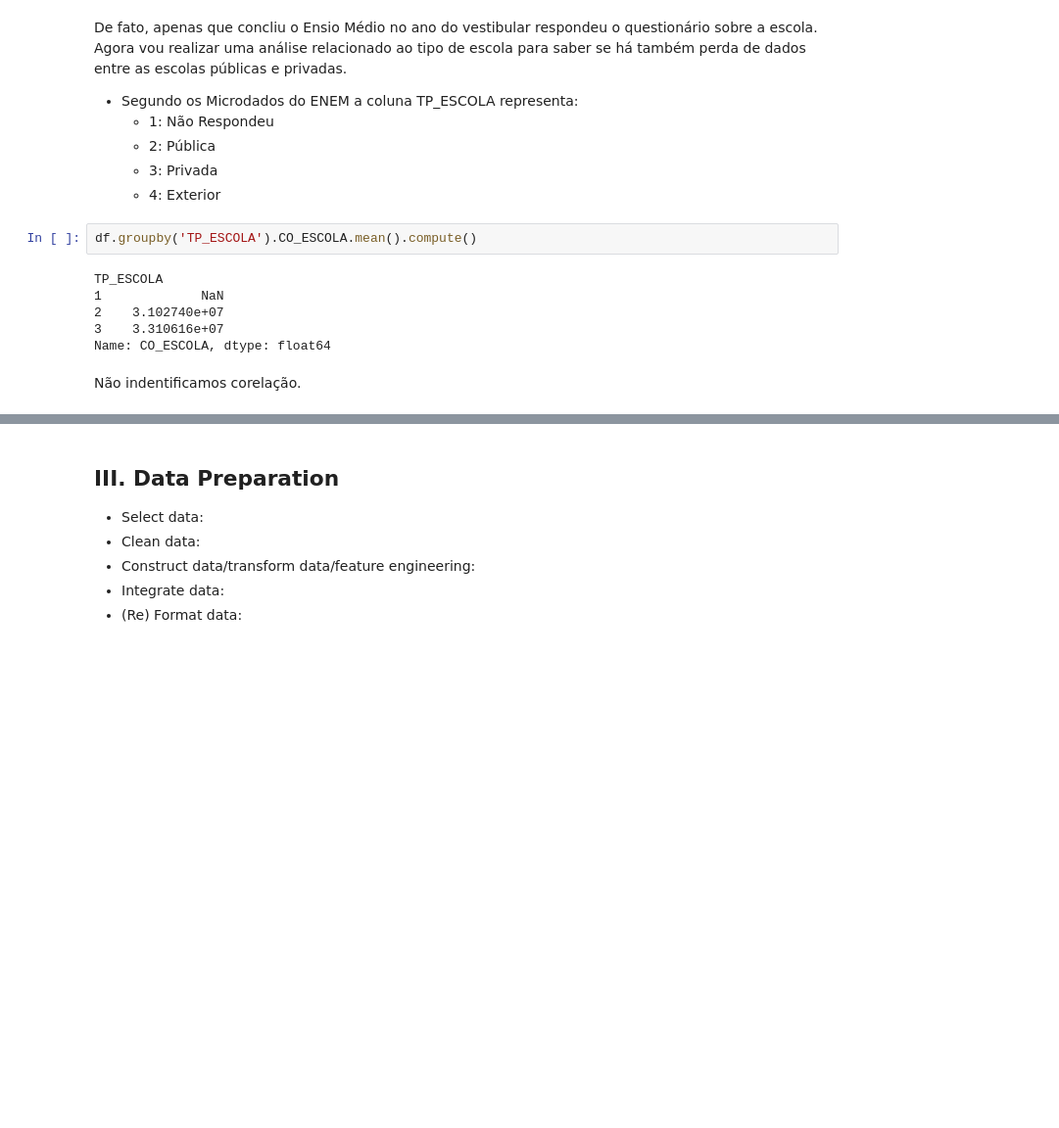
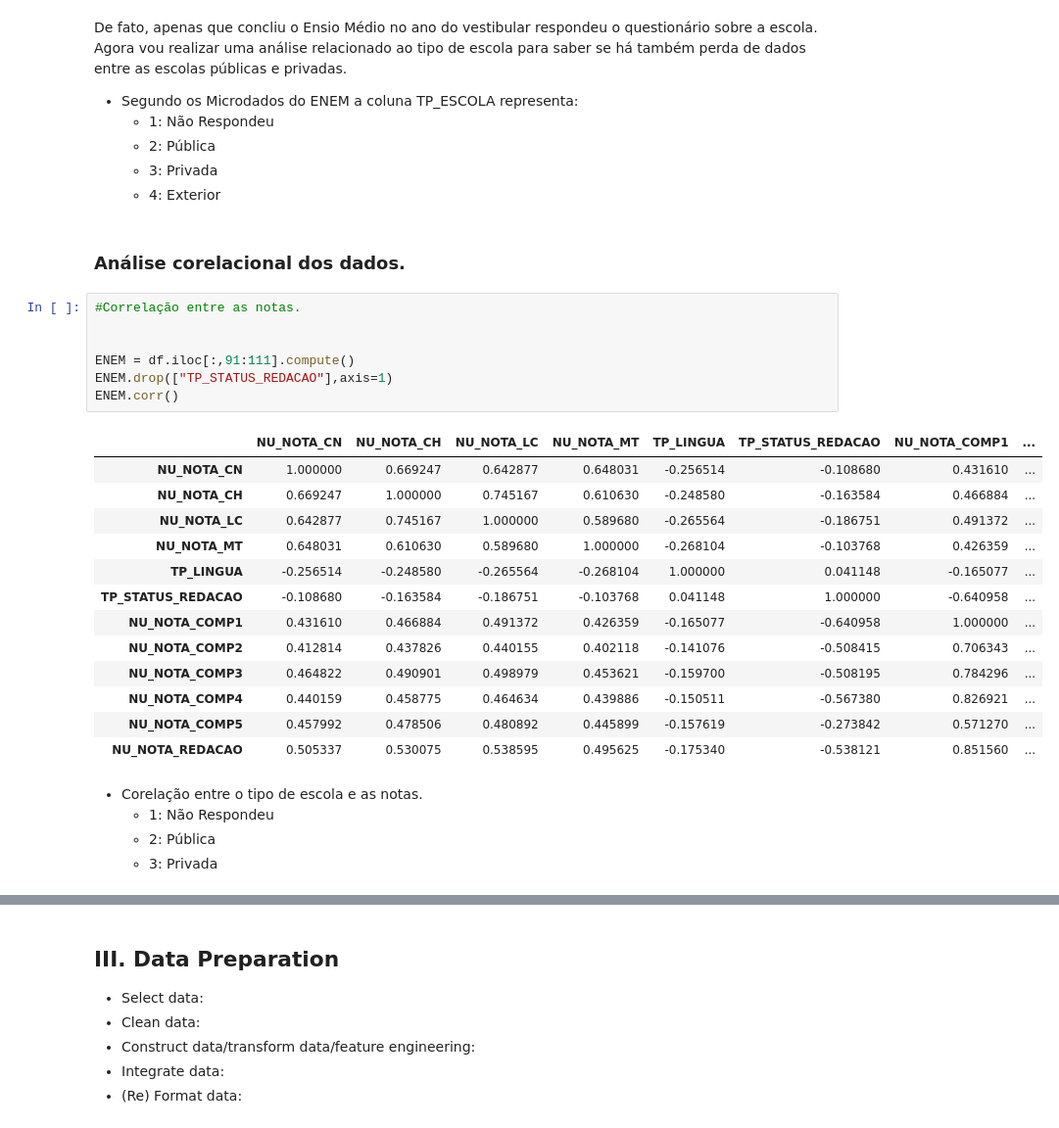
Before and after one commit to Bissiatti/Analise_dados_ENEM, a Jupyter notebook: Intro_Crisp_DM.ipynb, the cells around one changed output, grey strips where cells are left out. Shown at 98% size. Cells and saved outputs as stored; diff of their text form; blank space fills up the shorter version.

Commit message:
add pre-processin of means

```diff
--- a/Intro_Crisp_DM.ipynb
+++ b/Intro_Crisp_DM.ipynb
@@ -216,13 +201,31 @@ De fato, apenas que concliu o Ensio Médio no ano do vestibular respondeu o ques
     - 2:	Pública
     - 3:	Privada
     - 4:	Exterior
-# %%
-df.groupby('TP_ESCOLA').CO_ESCOLA.mean().compute()
-# %% [output]
-TP_ESCOLA
-1             NaN
-2    3.102740e+07
-3    3.310616e+07
-Name: CO_ESCOLA, dtype: float64
-# %% [markdown]
-Não indentificamos corelação.
+# %% [markdown]
+### Análise corelacional dos dados.
+# %%
+#Correlação entre as notas.
+
+
+ENEM = df.iloc[:,91:111].compute()
+ENEM.drop(["TP_STATUS_REDACAO"],axis=1)
+ENEM.corr()
+# %% [output]
+|  | NU_NOTA_CN | NU_NOTA_CH | NU_NOTA_LC | NU_NOTA_MT | TP_LINGUA | TP_STATUS_REDACAO | NU_NOTA_COMP1 | ... |
+| NU_NOTA_CN | 1.000000 | 0.669247 | 0.642877 | 0.648031 | -0.256514 | -0.108680 | 0.431610 | ... |
+| NU_NOTA_CH | 0.669247 | 1.000000 | 0.745167 | 0.610630 | -0.248580 | -0.163584 | 0.466884 | ... |
+| NU_NOTA_LC | 0.642877 | 0.745167 | 1.000000 | 0.589680 | -0.265564 | -0.186751 | 0.491372 | ... |
+| NU_NOTA_MT | 0.648031 | 0.610630 | 0.589680 | 1.000000 | -0.268104 | -0.103768 | 0.426359 | ... |
+| TP_LINGUA | -0.256514 | -0.248580 | -0.265564 | -0.268104 | 1.000000 | 0.041148 | -0.165077 | ... |
+| TP_STATUS_REDACAO | -0.108680 | -0.163584 | -0.186751 | -0.103768 | 0.041148 | 1.000000 | -0.640958 | ... |
+| NU_NOTA_COMP1 | 0.431610 | 0.466884 | 0.491372 | 0.426359 | -0.165077 | -0.640958 | 1.000000 | ... |
+| NU_NOTA_COMP2 | 0.412814 | 0.437826 | 0.440155 | 0.402118 | -0.141076 | -0.508415 | 0.706343 | ... |
+| NU_NOTA_COMP3 | 0.464822 | 0.490901 | 0.498979 | 0.453621 | -0.159700 | -0.508195 | 0.784296 | ... |
+| NU_NOTA_COMP4 | 0.440159 | 0.458775 | 0.464634 | 0.439886 | -0.150511 | -0.567380 | 0.826921 | ... |
+| NU_NOTA_COMP5 | 0.457992 | 0.478506 | 0.480892 | 0.445899 | -0.157619 | -0.273842 | 0.571270 | ... |
+| NU_NOTA_REDACAO | 0.505337 | 0.530075 | 0.538595 | 0.495625 | -0.175340 | -0.538121 | 0.851560 | ... |
+# %% [markdown]
+* Corelação entre o tipo de escola e as notas.
+    - 1:	Não Respondeu
+    - 2:	Pública
+    - 3:	Privada
```
Also changed, not shown: parts of 7 cells of this notebook, 2 other files.
